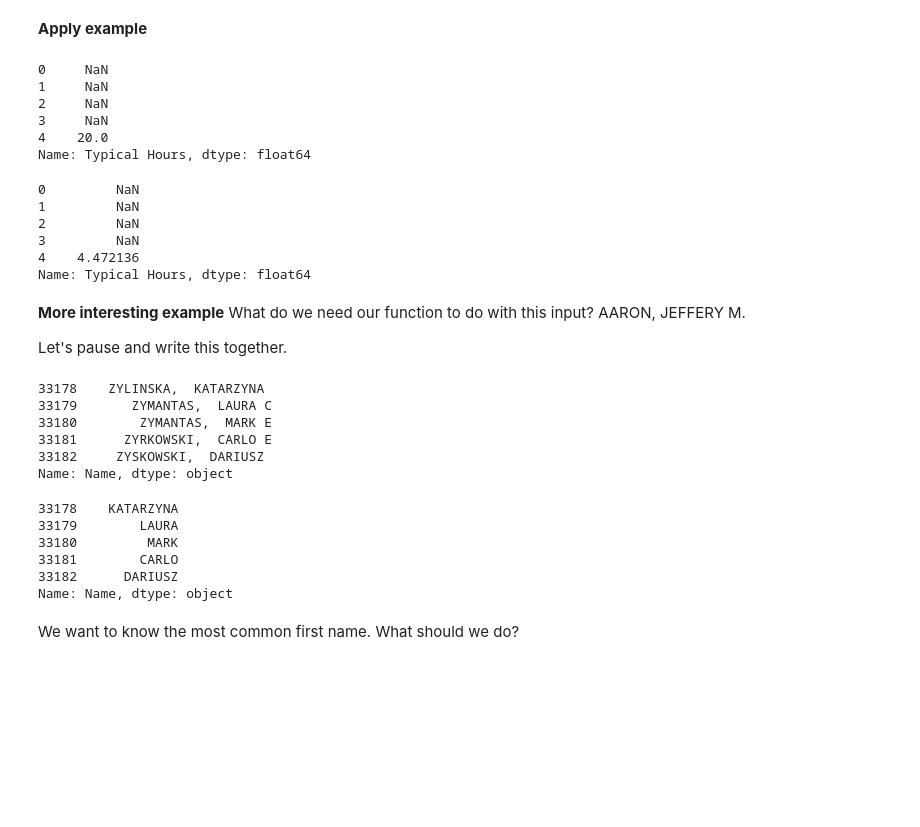
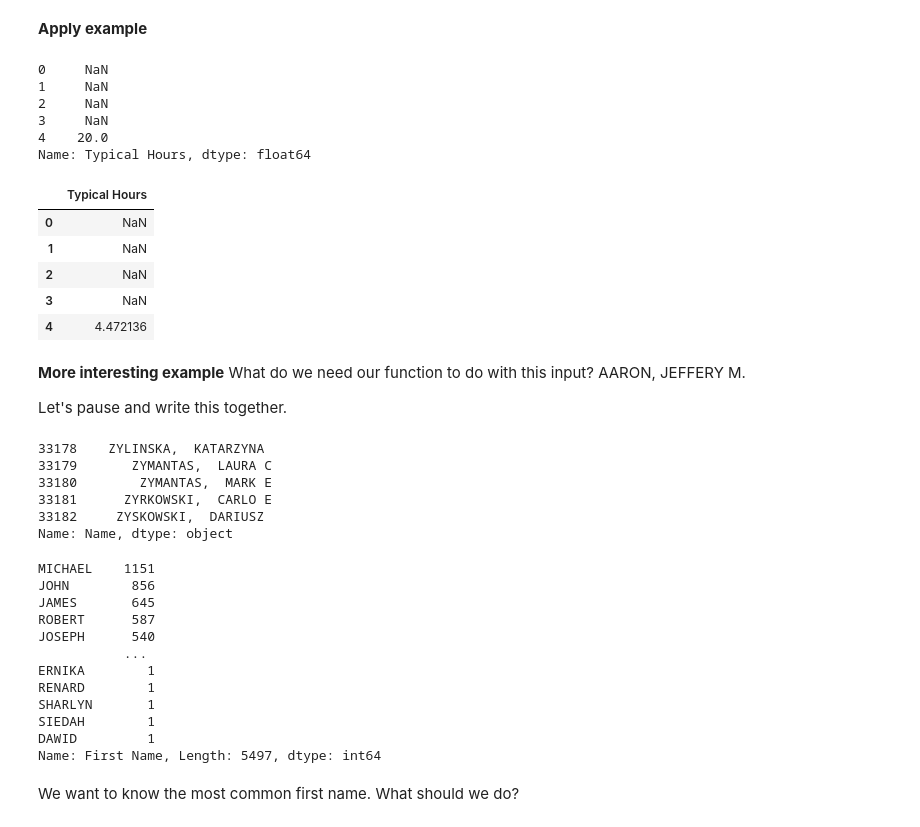
Before and after one commit to tmonk/dspp, a Jupyter notebook: Class 7/class7a.ipynb, the cells around one changed output. Cells and saved outputs as stored; diff of their text form; code cells hidden in the pictures; blank space fills up the shorter version.

```diff
--- a/Class 7/class7a.ipynb
+++ b/Class 7/class7a.ipynb
@@ -164,20 +180,20 @@ We just want the first name. Pandas has a super powerful tool which allows us to
 **Apply example**
 # %%
 display(df['Typical Hours'].head(5))
-df['Typical Hours'].apply(np.sqrt).head(5) # What's the function I've used?
+df[['Typical Hours']].apply(np.sqrt).head(5) # What's the function I've used?
 # %% [output]
 0     NaN
 1     NaN
 2     NaN
 3     NaN
 4    20.0
 Name: Typical Hours, dtype: float64
-0         NaN
-1         NaN
-2         NaN
-3         NaN
-4    4.472136
-Name: Typical Hours, dtype: float64
+|  | Typical Hours |
+| 0 | NaN |
+| 1 | NaN |
+| 2 | NaN |
+| 3 | NaN |
+| 4 | 4.472136 |
 # %% [markdown]
 **More interesting example**
 What do we need our function to do with this input? AARON,  JEFFERY M.
@@ -190,6 +206,8 @@ def get_first_name(name):
     return first
 display(df.Name.tail(5))
 df.Name.tail(5).apply(get_first_name)
+df['First Name'] = df.Name.apply(get_first_name)
+display(df['First Name'].value_counts())
 # %% [output]
 33178    ZYLINSKA,  KATARZYNA
 33179       ZYMANTAS,  LAURA C
@@ -197,12 +215,18 @@ df.Name.tail(5).apply(get_first_name)
 33181      ZYRKOWSKI,  CARLO E
 33182     ZYSKOWSKI,  DARIUSZ
 Name: Name, dtype: object
-33178    KATARZYNA
-33179        LAURA
-33180         MARK
-33181        CARLO
-33182      DARIUSZ
-Name: Name, dtype: object
+MICHAEL    1151
+JOHN        856
+JAMES       645
+ROBERT      587
+JOSEPH      540
+           ...
+ERNIKA        1
+RENARD        1
+SHARLYN       1
+SIEDAH        1
+DAWID         1
+Name: First Name, Length: 5497, dtype: int64
 # %% [markdown]
 We want to know the most common first name. What should we do?
 # %%
```
Also changed, not shown: parts of 8 cells of this notebook, 3 other files.
